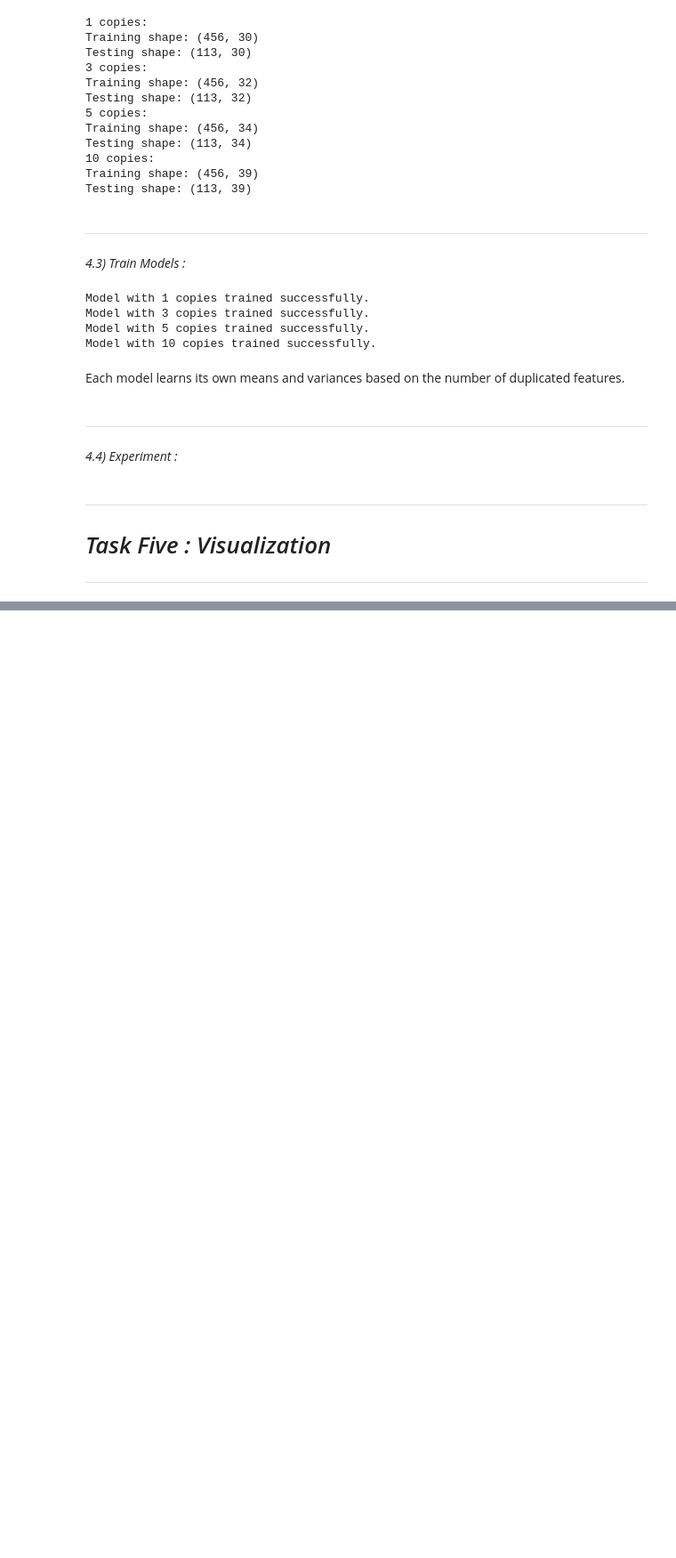
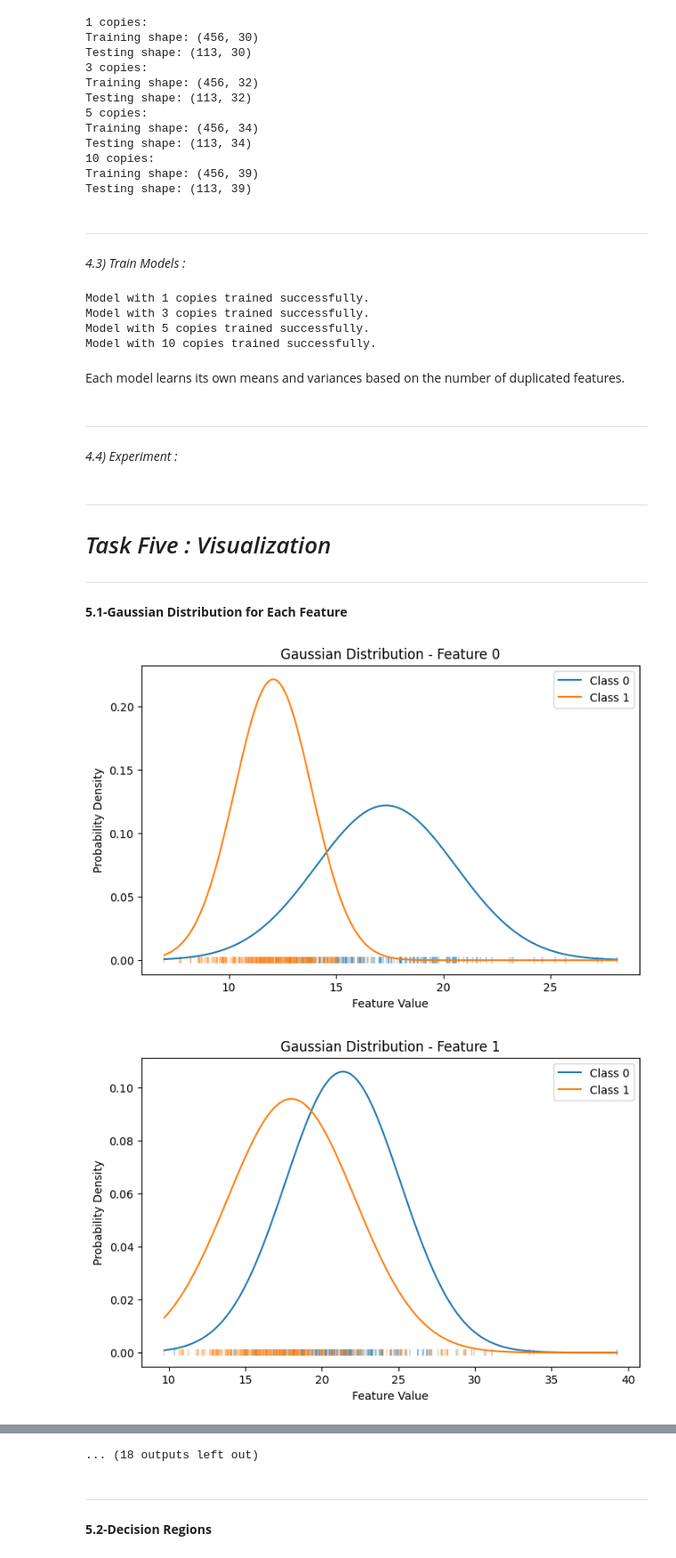
Before and after one commit to naglaamohamed1486-droid/Cola_machine, a Jupyter notebook: GNB_20240626_20242100.ipynb, the cells around one changed output, grey strips where cells are left out. Shown at 89% size. Saved outputs shown, nothing was run; the diff lists cells and outputs as text; code cells hidden in the pictures; blank space fills up the shorter version.

```diff
--- a/GNB_20240626_20242100.ipynb
+++ b/GNB_20240626_20242100.ipynb
@@ -579,3 +579,5 @@ print(results)
 
 # *Task Five : Visualization*
 ---
+# %% [markdown]
+**5.1-Gaussian Distribution for Each Feature**
@@ -581,0 +586,21 @@ print(results)
+# %%
+for feature_index in range(X_train.shape[1]):
+    plt.figure(figsize=(8,5))
+    for class_index, cl in enumerate(gnb_model.classes):
+        mean= gnb_model.theta[class_index, feature_index]
+        variance= gnb_model.var[class_index, feature_index]
+
+        x_values = np.linspace(X_train[:, feature_index].min(), X_train[:, feature_index].max(),200)
+
+        gaussian=(1/ np.sqrt(2 * np.pi * variance)) * np.exp(-((x_values - mean) ** 2) / (2 * variance))
+        plt.plot(x_values, gaussian, label=f"Class {cl}")
+        class_data = X_train[y_train == cl, feature_index]
+        plt.scatter(class_data, np.zeros(len(class_data)), alpha=0.3, marker="|")
+    plt.title(f"Gaussian Distribution - Feature {feature_index}")
+    plt.xlabel("Feature Value")
+    plt.ylabel("Probability Density")
+    plt.legend()
+    plt.show()
+# %% [output]
+[figure, added]
+[figure, added]
@@ -581,0 +617,4 @@ print(results)
+... (18 outputs left out)
+# %% [markdown]
+---
+**5.2-Decision Regions**
```
Also changed, not shown: parts of 5 cells of this notebook.
